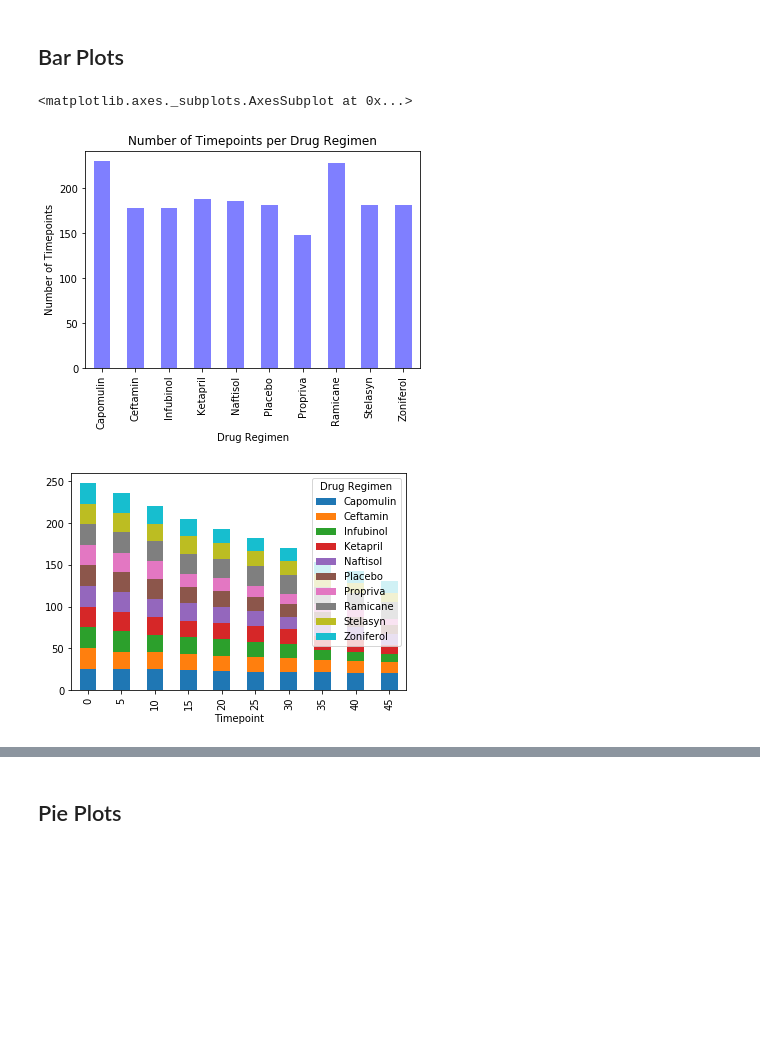
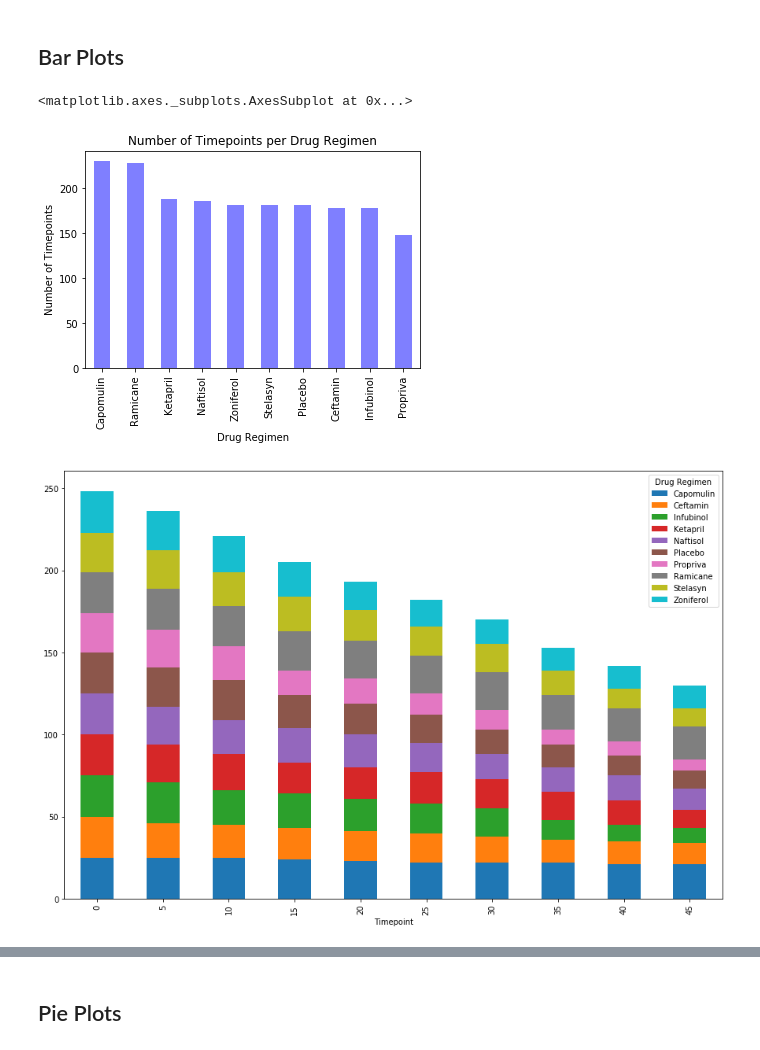
Before and after one commit to arrrlette/matplotlib-challenge, a Jupyter notebook: Pymaceuticals.ipynb, the cells around one changed output, grey strips where cells are left out. Saved outputs shown, nothing was run; the diff lists cells and outputs as text; code cells hidden in the pictures; blank space fills up the shorter version.

```diff
--- a/Pymaceuticals.ipynb
+++ b/Pymaceuticals.ipynb
@@ -154,30 +171,33 @@ grouped_by_regimen_df
 # %%
 # Generate a bar plot showing the number of mice per time point for each treatment throughout the course of the study using pandas.
 
+#testing: ignore
 #create a group based on values in drug regimen
-grouped_by_regimen = clean_df.groupby(['Drug Regimen'])
+#grouped_by_regimen = clean_df.groupby(['Drug Regimen'])
 #count how many mice are in each regimen group
-mouse_count_by_regimen = grouped_by_regimen['Mouse ID'].count()
+#mouse_count_by_regimen = grouped_by_regimen['Mouse ID'].count()
+
+
+#taking count of mice regimen
+mouse_count_by_regimen = clean_df['Drug Regimen'].value_counts()
 
 #create a bar chart based off of the group series from above
 mouse_count_chart = mouse_count_by_regimen.plot(kind = 'bar', color='b', alpha = .5)
 
 #set x and y labels
 mouse_count_chart.set_title("Number of Timepoints per Drug Regimen")
 mouse_count_chart.set_xlabel("Drug Regimen")
 mouse_count_chart.set_ylabel("Number of Timepoints")
 
 #mouse_count_by_regimen
 
 #created a stacked bar for extra information
 test = clean_df.groupby(['Timepoint', 'Drug Regimen'])['Mouse ID'].count().unstack('Drug Regimen').fillna(0)
-test.plot(kind='bar', stacked=True)
-
-#the sum of mice per point
+test.plot(kind='bar', stacked=True, figsize = (15,10))
 # %% [output]
 <matplotlib.axes._subplots.AxesSubplot at 0x...>
-[figure, old version]
+[figure, new version]
-[figure, old version]
+[figure, new version]
 # %%
 # Generate a bar plot showing the number of mice per time point for each treatment throughout the course of the study using pyplot.
 
```
Also changed, not shown: parts of 12 cells of this notebook.
